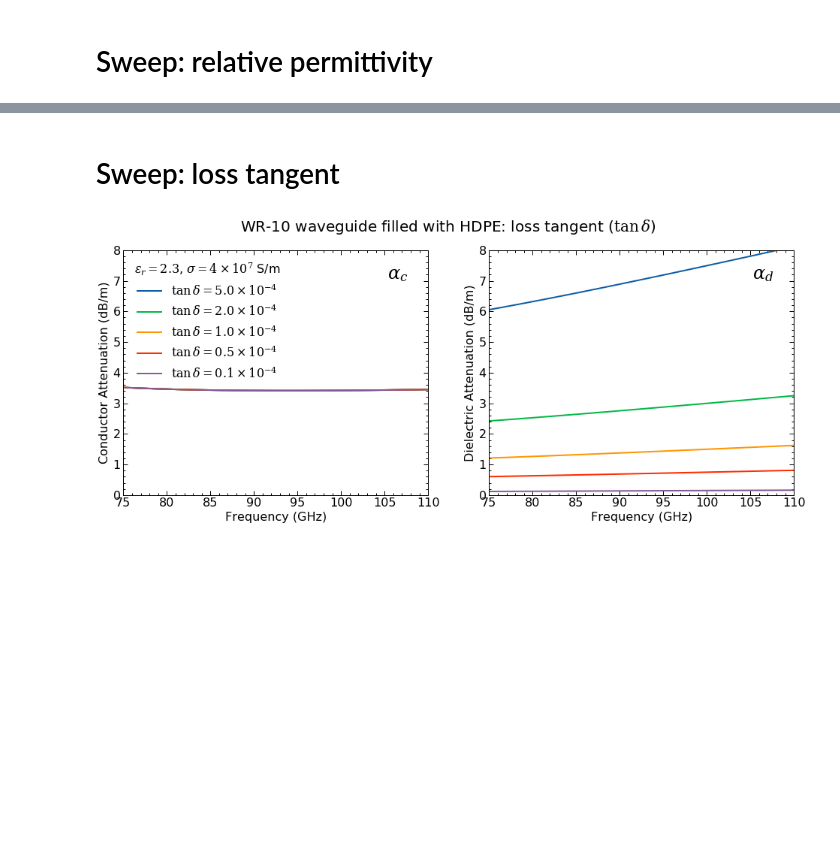
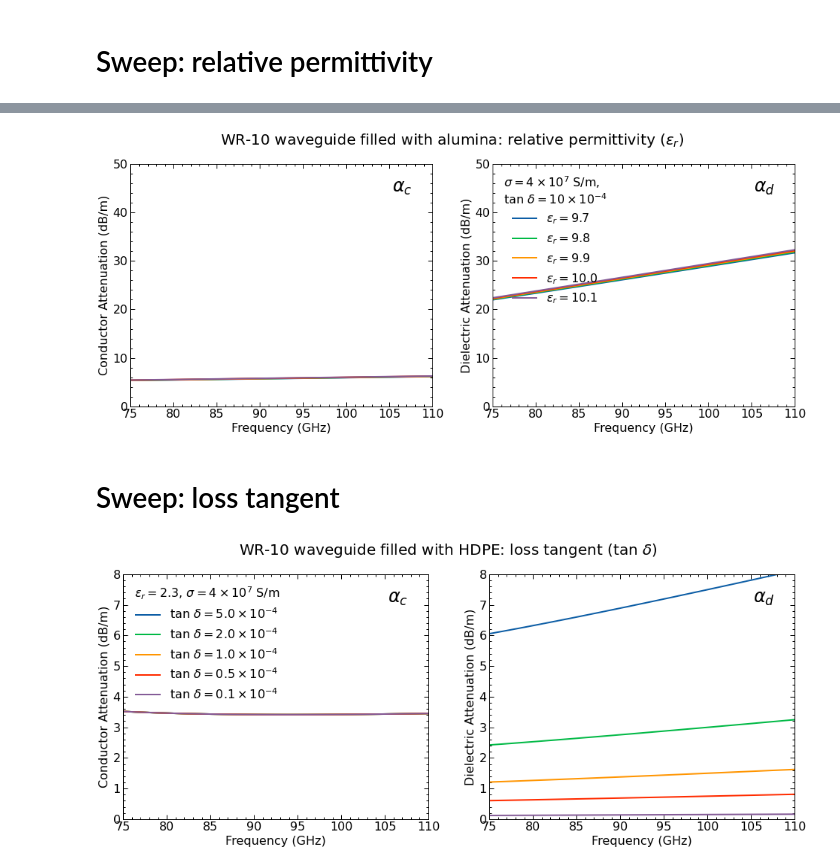
Before and after one commit to garrettj403/Waveguide, a Jupyter notebook: examples/wr10-waveguide-attenuation.ipynb, the cells around one changed output, grey strips where cells are left out. Drawn from its saved outputs; the diff is of its cells as text; code cells hidden in the pictures; blank space fills up the shorter version.

```diff
--- a/examples/wr10-waveguide-attenuation.ipynb
+++ b/examples/wr10-waveguide-attenuation.ipynb
@@ -105,26 +109,28 @@ freq2 = np.linspace(75, 110, 101) * 1e9
 # %%
-# fig, (ax1, ax2) = plt.subplots(1, 2, figsize=(16,6))
-# fig.suptitle(r"WR-10 waveguide filled with alumina: relative permittivity ($\varepsilon_r$)", fontsize=20)
-# ax1.text(0.9, 0.9, r'$\alpha_c$', fontsize=24, horizontalalignment='center', verticalalignment='center', transform=ax1.transAxes)
-# ax2.text(0.9, 0.9, r'$\alpha_d$', fontsize=24, horizontalalignment='center', verticalalignment='center', transform=ax2.transAxes)
-# for _er_mag in np.array([9.7, 9.8, 9.9, 10.0, 10.1]):
-#     _er = _er_mag * (1 - 1j * tand2)
-#     alphac = conductor_loss(freq2, cond1, a, b, er=_er, ur=1)
-#     alphad = dielectric_loss(freq2, a, b, er=_er, ur=1)
-#     ax1.plot(freq2/1e9, np2db(alphac), label=r"$\varepsilon_r={:.1f}$".format(_er_mag))
-#     ax2.plot(freq2/1e9, np2db(alphad), label=r"$\varepsilon_r={:.1f}$".format(_er_mag))
-# ax1.autoscale(enable=True, axis='x', tight=True)
-# ax2.autoscale(enable=True, axis='x', tight=True)
-# ax1.set_ylabel("Conductor Attenuation (dB/m)")
-# ax2.set_ylabel("Dielectric Attenuation (dB/m)")
-# ax1.set_xlabel("Frequency (GHz)")
-# ax2.set_xlabel("Frequency (GHz)")
-# line1 = r"$\sigma={:.0f}\times10^7$ S/m".format(cond1/1e7)
-# line2 = r"$\tan\,\delta={:.0f}\times10^{{-4}}$".format(tand2*1e4)
-# ax2.legend(loc=2, title="{},\n{}".format(line1, line2))
-# ax1.set_ylim([0, 50])
-# ax2.set_ylim([0, 50])
-# fig.savefig("results/wr10-alumina-er.png", dpi=400);
+fig, (ax1, ax2) = plt.subplots(1, 2, figsize=(16,6))
+fig.suptitle(r"WR-10 waveguide filled with alumina: relative permittivity ($\varepsilon_r$)", fontsize=20)
+ax1.text(0.9, 0.9, r'$\alpha_c$', fontsize=24, horizontalalignment='center', verticalalignment='center', transform=ax1.transAxes)
+ax2.text(0.9, 0.9, r'$\alpha_d$', fontsize=24, horizontalalignment='center', verticalalignment='center', transform=ax2.transAxes)
+for _er_mag in np.array([9.7, 9.8, 9.9, 10.0, 10.1]):
+    _er = _er_mag * (1 - 1j * tand2)
+    alphac = conductor_loss(freq2, cond1, a, b, er=_er, ur=1)
+    alphad = dielectric_loss(freq2, a, b, er=_er, ur=1)
+    ax1.plot(freq2/1e9, np2db(alphac), label=r"$\varepsilon_r={:.1f}$".format(_er_mag))
+    ax2.plot(freq2/1e9, np2db(alphad), label=r"$\varepsilon_r={:.1f}$".format(_er_mag))
+ax1.autoscale(enable=True, axis='x', tight=True)
+ax2.autoscale(enable=True, axis='x', tight=True)
+ax1.set_ylabel("Conductor Attenuation (dB/m)")
+ax2.set_ylabel("Dielectric Attenuation (dB/m)")
+ax1.set_xlabel("Frequency (GHz)")
+ax2.set_xlabel("Frequency (GHz)")
+line1 = r"$\sigma={:.0f}\times10^7$ S/m".format(cond1/1e7)
+line2 = r"$\tan\,\delta={:.0f}\times10^{{-4}}$".format(tand2*1e4)
+ax2.legend(loc=2, title="{},\n{}".format(line1, line2))
+ax1.set_ylim([0, 50])
+ax2.set_ylim([0, 50])
+fig.savefig("results/wr10-alumina-er.png", dpi=400);
+# %% [output]
+[figure, added]
 # %% [markdown]
 # Sweep: loss tangent
 # %%
```
Also changed, not shown: parts of 6 cells of this notebook, 21 other files.
